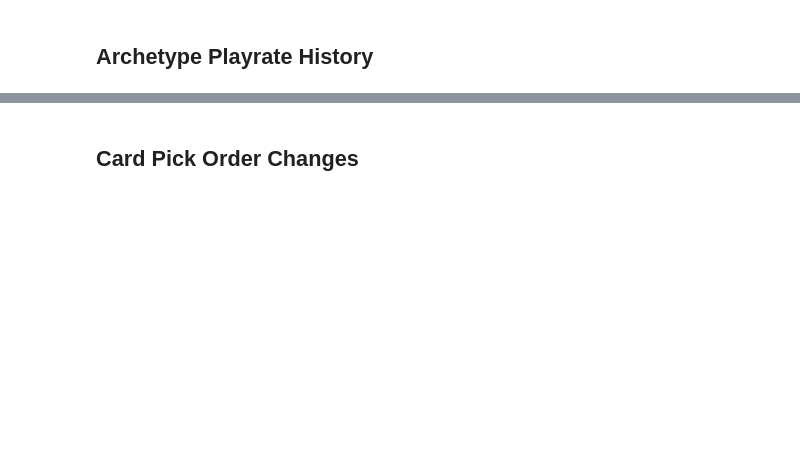
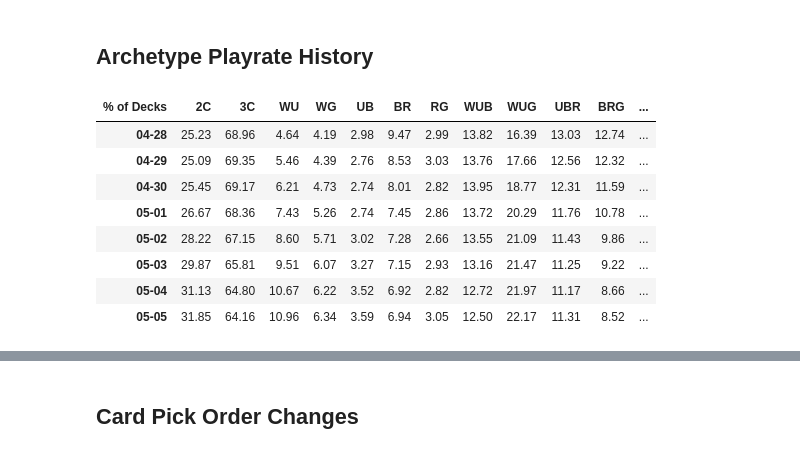
Before and after one commit to ZacharyMN709/DraftMetaReporter, a Jupyter notebook: Scratch.ipynb, the cells around one changed output, grey strips where cells are left out. Cells and saved outputs as stored; diff of their text form; code cells hidden in the pictures; blank space fills up the shorter version.

```diff
--- a/Scratch.ipynb
+++ b/Scratch.ipynb
@@ -872,0 +749,12 @@ examiner.plot_archetype_playrate_history(['WU', 'WG', 'UB', 'RB', 'RG'])
+# %%
+prettify_frame(examiner.get_archetype_playrate_history(['2C', '3C', 'WU', 'WG', 'UB', 'BR', 'RG', 'WUB', 'WUG', 'UBR', 'BRG', 'WRG'], save=True))
+# %% [output]
+| % of Decks | 2C | 3C | WU | WG | UB | BR | RG | WUB | WUG | UBR | BRG | ... |
+| 04-28 | 25.23 | 68.96 | 4.64 | 4.19 | 2.98 | 9.47 | 2.99 | 13.82 | 16.39 | 13.03 | 12.74 | ... |
+| 04-29 | 25.09 | 69.35 | 5.46 | 4.39 | 2.76 | 8.53 | 3.03 | 13.76 | 17.66 | 12.56 | 12.32 | ... |
+| 04-30 | 25.45 | 69.17 | 6.21 | 4.73 | 2.74 | 8.01 | 2.82 | 13.95 | 18.77 | 12.31 | 11.59 | ... |
+| 05-01 | 26.67 | 68.36 | 7.43 | 5.26 | 2.74 | 7.45 | 2.86 | 13.72 | 20.29 | 11.76 | 10.78 | ... |
+| 05-02 | 28.22 | 67.15 | 8.60 | 5.71 | 3.02 | 7.28 | 2.66 | 13.55 | 21.09 | 11.43 | 9.86 | ... |
+| 05-03 | 29.87 | 65.81 | 9.51 | 6.07 | 3.27 | 7.15 | 2.93 | 13.16 | 21.47 | 11.25 | 9.22 | ... |
+| 05-04 | 31.13 | 64.80 | 10.67 | 6.22 | 3.52 | 6.92 | 2.82 | 12.72 | 21.97 | 11.17 | 8.66 | ... |
+| 05-05 | 31.85 | 64.16 | 10.96 | 6.34 | 3.59 | 6.94 | 3.05 | 12.50 | 22.17 | 11.31 | 8.52 | ... |
```
Also changed, not shown: parts of 37 cells of this notebook, 10 other files.
